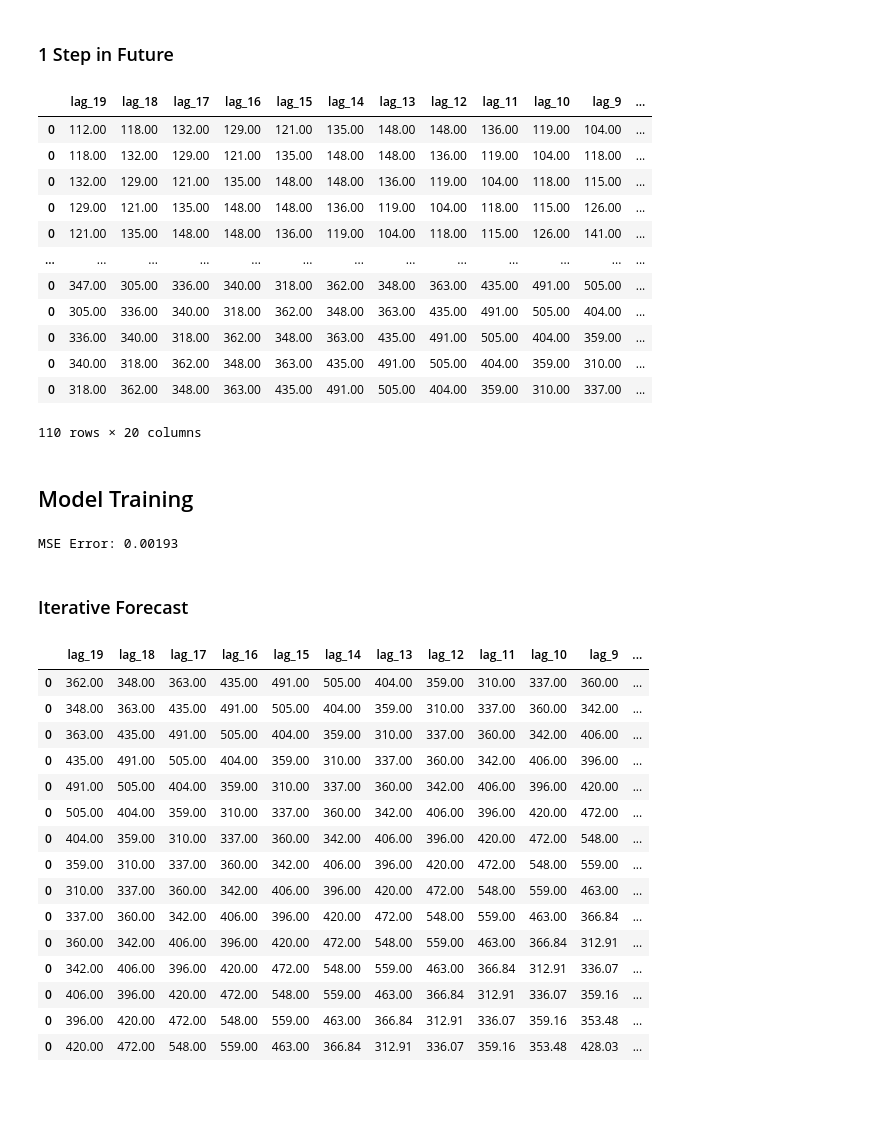
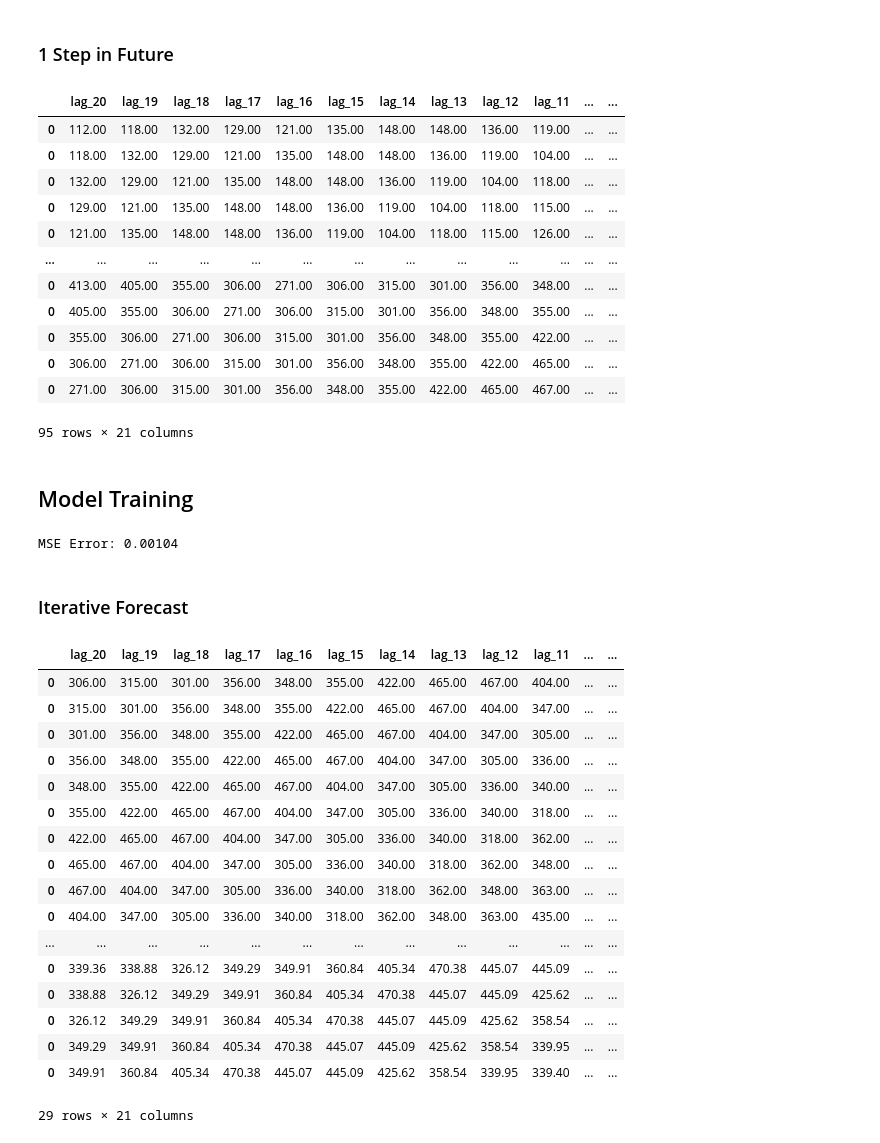
Before and after one commit to Bruno-Moreno/ML---Study, a Jupyter notebook: notebooks/TS/ml_forecasting.ipynb, the cells around one changed output. Saved outputs shown, nothing was run; the diff lists cells and outputs as text; code cells hidden in the pictures; blank space fills up the shorter version.

```diff
--- a/notebooks/TS/ml_forecasting.ipynb
+++ b/notebooks/TS/ml_forecasting.ipynb
@@ -22,6 +26,7 @@ def read_dataset():
     url = 'https://raw.githubusercontent.com/jbrownlee/Datasets/master/airline-passengers.csv'
     df = pd.read_csv(url)
     df["date"] = pd.to_datetime(df["Month"], format = "%Y-%m")
+    df["year"] = df["date"].dt.year
     df.drop(columns=["Month"], inplace = True)
     df.sort_values(by = ["date"], ascending=True, inplace = True)
     df.reset_index(drop = True, inplace = True)
@@ -50,7 +55,7 @@ ts_variable = "Passengers"
 date_variable = "date"
 # %%
 # Lest Create the Train and Test Data
-train_size = int(len(df[date_variable])*0.9)
+train_size = int(len(df[date_variable])*0.8)
 train = df[:train_size].copy()
 test = df[train_size:].copy()
 train
@@ -84,32 +89,32 @@ plt.show()
 # %% [markdown]
 ### 1 Step in Future
 # %%
-n_past_steps = 20
+n_past_steps = 21
 train_data = pd.DataFrame()
 
 for i in range(len(train) + 1 - n_past_steps):
 
     cut = train.iloc[i:i+n_past_steps, :].copy()
     row = pd.Series(cut[ts_variable].values)
     train_data = pd.concat([train_data, row], axis = 1)
 
 train_data = train_data.T
 train_data.columns = [f'lag_{i}' for i in reversed(range(1, n_past_steps))] + ["target"]
 train_data
 # %% [output]
-|  | lag_19 | lag_18 | lag_17 | lag_16 | lag_15 | lag_14 | lag_13 | lag_12 | lag_11 | lag_10 | lag_9 | ... |
-| 0 | 112.00 | 118.00 | 132.00 | 129.00 | 121.00 | 135.00 | 148.00 | 148.00 | 136.00 | 119.00 | 104.00 | ... |
-| 0 | 118.00 | 132.00 | 129.00 | 121.00 | 135.00 | 148.00 | 148.00 | 136.00 | 119.00 | 104.00 | 118.00 | ... |
-| 0 | 132.00 | 129.00 | 121.00 | 135.00 | 148.00 | 148.00 | 136.00 | 119.00 | 104.00 | 118.00 | 115.00 | ... |
-| 0 | 129.00 | 121.00 | 135.00 | 148.00 | 148.00 | 136.00 | 119.00 | 104.00 | 118.00 | 115.00 | 126.00 | ... |
-| 0 | 121.00 | 135.00 | 148.00 | 148.00 | 136.00 | 119.00 | 104.00 | 118.00 | 115.00 | 126.00 | 141.00 | ... |
+|  | lag_20 | lag_19 | lag_18 | lag_17 | lag_16 | lag_15 | lag_14 | lag_13 | lag_12 | lag_11 | ... | ... |
+| 0 | 112.00 | 118.00 | 132.00 | 129.00 | 121.00 | 135.00 | 148.00 | 148.00 | 136.00 | 119.00 | ... | ... |
+| 0 | 118.00 | 132.00 | 129.00 | 121.00 | 135.00 | 148.00 | 148.00 | 136.00 | 119.00 | 104.00 | ... | ... |
+| 0 | 132.00 | 129.00 | 121.00 | 135.00 | 148.00 | 148.00 | 136.00 | 119.00 | 104.00 | 118.00 | ... | ... |
+| 0 | 129.00 | 121.00 | 135.00 | 148.00 | 148.00 | 136.00 | 119.00 | 104.00 | 118.00 | 115.00 | ... | ... |
+| 0 | 121.00 | 135.00 | 148.00 | 148.00 | 136.00 | 119.00 | 104.00 | 118.00 | 115.00 | 126.00 | ... | ... |
 | ... | ... | ... | ... | ... | ... | ... | ... | ... | ... | ... | ... | ... |
-| 0 | 347.00 | 305.00 | 336.00 | 340.00 | 318.00 | 362.00 | 348.00 | 363.00 | 435.00 | 491.00 | 505.00 | ... |
-| 0 | 305.00 | 336.00 | 340.00 | 318.00 | 362.00 | 348.00 | 363.00 | 435.00 | 491.00 | 505.00 | 404.00 | ... |
-| 0 | 336.00 | 340.00 | 318.00 | 362.00 | 348.00 | 363.00 | 435.00 | 491.00 | 505.00 | 404.00 | 359.00 | ... |
-| 0 | 340.00 | 318.00 | 362.00 | 348.00 | 363.00 | 435.00 | 491.00 | 505.00 | 404.00 | 359.00 | 310.00 | ... |
-| 0 | 318.00 | 362.00 | 348.00 | 363.00 | 435.00 | 491.00 | 505.00 | 404.00 | 359.00 | 310.00 | 337.00 | ... |
+| 0 | 413.00 | 405.00 | 355.00 | 306.00 | 271.00 | 306.00 | 315.00 | 301.00 | 356.00 | 348.00 | ... | ... |
+| 0 | 405.00 | 355.00 | 306.00 | 271.00 | 306.00 | 315.00 | 301.00 | 356.00 | 348.00 | 355.00 | ... | ... |
+| 0 | 355.00 | 306.00 | 271.00 | 306.00 | 315.00 | 301.00 | 356.00 | 348.00 | 355.00 | 422.00 | ... | ... |
+| 0 | 306.00 | 271.00 | 306.00 | 315.00 | 301.00 | 356.00 | 348.00 | 355.00 | 422.00 | 465.00 | ... | ... |
+| 0 | 271.00 | 306.00 | 315.00 | 301.00 | 356.00 | 348.00 | 355.00 | 422.00 | 465.00 | 467.00 | ... | ... |
-110 rows × 20 columns
+95 rows × 21 columns
 # %% [markdown]
 ## Model Training
 # %%
@@ -123,7 +128,7 @@ model.fit(X_train, y_train)
 y_train_pred = model.predict(X_train)
 print(f'MSE Error: {mean_squared_error(y_train, y_train_pred):.5f}')
 # %% [output]
-MSE Error: 0.00193
+MSE Error: 0.00104
 # %% [markdown]
 ### Iterative Forecast
 # %%
@@ -156,22 +161,24 @@ def forecast(train_data, steps = 10):
 predict_data = forecast(train_data, steps = len(test))
 predict_data
 # %% [output]
-|  | lag_19 | lag_18 | lag_17 | lag_16 | lag_15 | lag_14 | lag_13 | lag_12 | lag_11 | lag_10 | lag_9 | ... |
-| 0 | 362.00 | 348.00 | 363.00 | 435.00 | 491.00 | 505.00 | 404.00 | 359.00 | 310.00 | 337.00 | 360.00 | ... |
-| 0 | 348.00 | 363.00 | 435.00 | 491.00 | 505.00 | 404.00 | 359.00 | 310.00 | 337.00 | 360.00 | 342.00 | ... |
-| 0 | 363.00 | 435.00 | 491.00 | 505.00 | 404.00 | 359.00 | 310.00 | 337.00 | 360.00 | 342.00 | 406.00 | ... |
-| 0 | 435.00 | 491.00 | 505.00 | 404.00 | 359.00 | 310.00 | 337.00 | 360.00 | 342.00 | 406.00 | 396.00 | ... |
-| 0 | 491.00 | 505.00 | 404.00 | 359.00 | 310.00 | 337.00 | 360.00 | 342.00 | 406.00 | 396.00 | 420.00 | ... |
-| 0 | 505.00 | 404.00 | 359.00 | 310.00 | 337.00 | 360.00 | 342.00 | 406.00 | 396.00 | 420.00 | 472.00 | ... |
-| 0 | 404.00 | 359.00 | 310.00 | 337.00 | 360.00 | 342.00 | 406.00 | 396.00 | 420.00 | 472.00 | 548.00 | ... |
-| 0 | 359.00 | 310.00 | 337.00 | 360.00 | 342.00 | 406.00 | 396.00 | 420.00 | 472.00 | 548.00 | 559.00 | ... |
-| 0 | 310.00 | 337.00 | 360.00 | 342.00 | 406.00 | 396.00 | 420.00 | 472.00 | 548.00 | 559.00 | 463.00 | ... |
-| 0 | 337.00 | 360.00 | 342.00 | 406.00 | 396.00 | 420.00 | 472.00 | 548.00 | 559.00 | 463.00 | 366.84 | ... |
-| 0 | 360.00 | 342.00 | 406.00 | 396.00 | 420.00 | 472.00 | 548.00 | 559.00 | 463.00 | 366.84 | 312.91 | ... |
-| 0 | 342.00 | 406.00 | 396.00 | 420.00 | 472.00 | 548.00 | 559.00 | 463.00 | 366.84 | 312.91 | 336.07 | ... |
-| 0 | 406.00 | 396.00 | 420.00 | 472.00 | 548.00 | 559.00 | 463.00 | 366.84 | 312.91 | 336.07 | 359.16 | ... |
-| 0 | 396.00 | 420.00 | 472.00 | 548.00 | 559.00 | 463.00 | 366.84 | 312.91 | 336.07 | 359.16 | 353.48 | ... |
-| 0 | 420.00 | 472.00 | 548.00 | 559.00 | 463.00 | 366.84 | 312.91 | 336.07 | 359.16 | 353.48 | 428.03 | ... |
+|  | lag_20 | lag_19 | lag_18 | lag_17 | lag_16 | lag_15 | lag_14 | lag_13 | lag_12 | lag_11 | ... | ... |
+| 0 | 306.00 | 315.00 | 301.00 | 356.00 | 348.00 | 355.00 | 422.00 | 465.00 | 467.00 | 404.00 | ... | ... |
+| 0 | 315.00 | 301.00 | 356.00 | 348.00 | 355.00 | 422.00 | 465.00 | 467.00 | 404.00 | 347.00 | ... | ... |
+| 0 | 301.00 | 356.00 | 348.00 | 355.00 | 422.00 | 465.00 | 467.00 | 404.00 | 347.00 | 305.00 | ... | ... |
+| 0 | 356.00 | 348.00 | 355.00 | 422.00 | 465.00 | 467.00 | 404.00 | 347.00 | 305.00 | 336.00 | ... | ... |
+| 0 | 348.00 | 355.00 | 422.00 | 465.00 | 467.00 | 404.00 | 347.00 | 305.00 | 336.00 | 340.00 | ... | ... |
+| 0 | 355.00 | 422.00 | 465.00 | 467.00 | 404.00 | 347.00 | 305.00 | 336.00 | 340.00 | 318.00 | ... | ... |
+| 0 | 422.00 | 465.00 | 467.00 | 404.00 | 347.00 | 305.00 | 336.00 | 340.00 | 318.00 | 362.00 | ... | ... |
+| 0 | 465.00 | 467.00 | 404.00 | 347.00 | 305.00 | 336.00 | 340.00 | 318.00 | 362.00 | 348.00 | ... | ... |
+| 0 | 467.00 | 404.00 | 347.00 | 305.00 | 336.00 | 340.00 | 318.00 | 362.00 | 348.00 | 363.00 | ... | ... |
+| 0 | 404.00 | 347.00 | 305.00 | 336.00 | 340.00 | 318.00 | 362.00 | 348.00 | 363.00 | 435.00 | ... | ... |
+| ... | ... | ... | ... | ... | ... | ... | ... | ... | ... | ... | ... | ... |
+| 0 | 339.36 | 338.88 | 326.12 | 349.29 | 349.91 | 360.84 | 405.34 | 470.38 | 445.07 | 445.09 | ... | ... |
+| 0 | 338.88 | 326.12 | 349.29 | 349.91 | 360.84 | 405.34 | 470.38 | 445.07 | 445.09 | 425.62 | ... | ... |
+| 0 | 326.12 | 349.29 | 349.91 | 360.84 | 405.34 | 470.38 | 445.07 | 445.09 | 425.62 | 358.54 | ... | ... |
+| 0 | 349.29 | 349.91 | 360.84 | 405.34 | 470.38 | 445.07 | 445.09 | 425.62 | 358.54 | 339.95 | ... | ... |
+| 0 | 349.91 | 360.84 | 405.34 | 470.38 | 445.07 | 445.09 | 425.62 | 358.54 | 339.95 | 339.40 | ... | ... |
+29 rows × 21 columns
 # %%
 print(f'MSE Error Forecast: {mean_squared_error(test[ts_variable], predict_data["target"]):.5f}')
 # %% [output]
```
Also changed, not shown: parts of 17 cells of this notebook, 1 other file.
